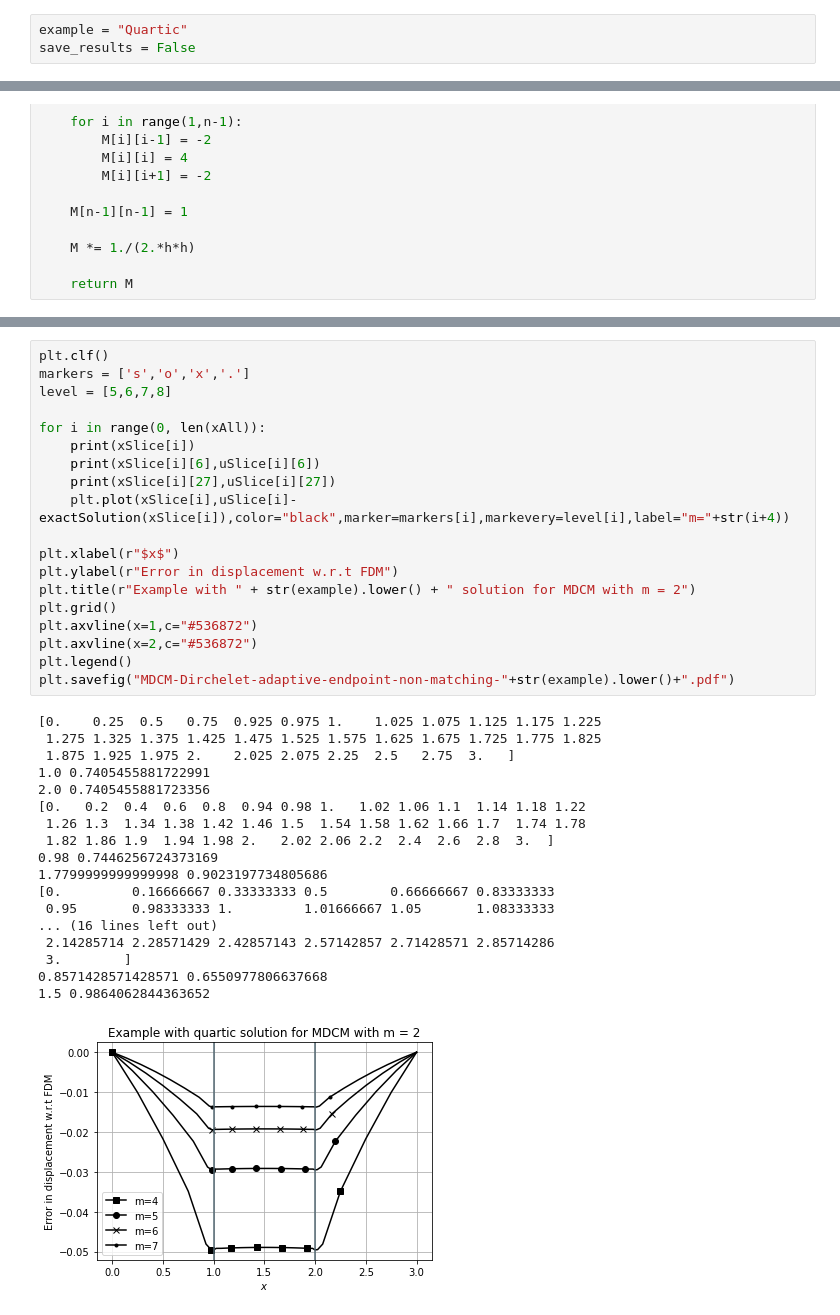
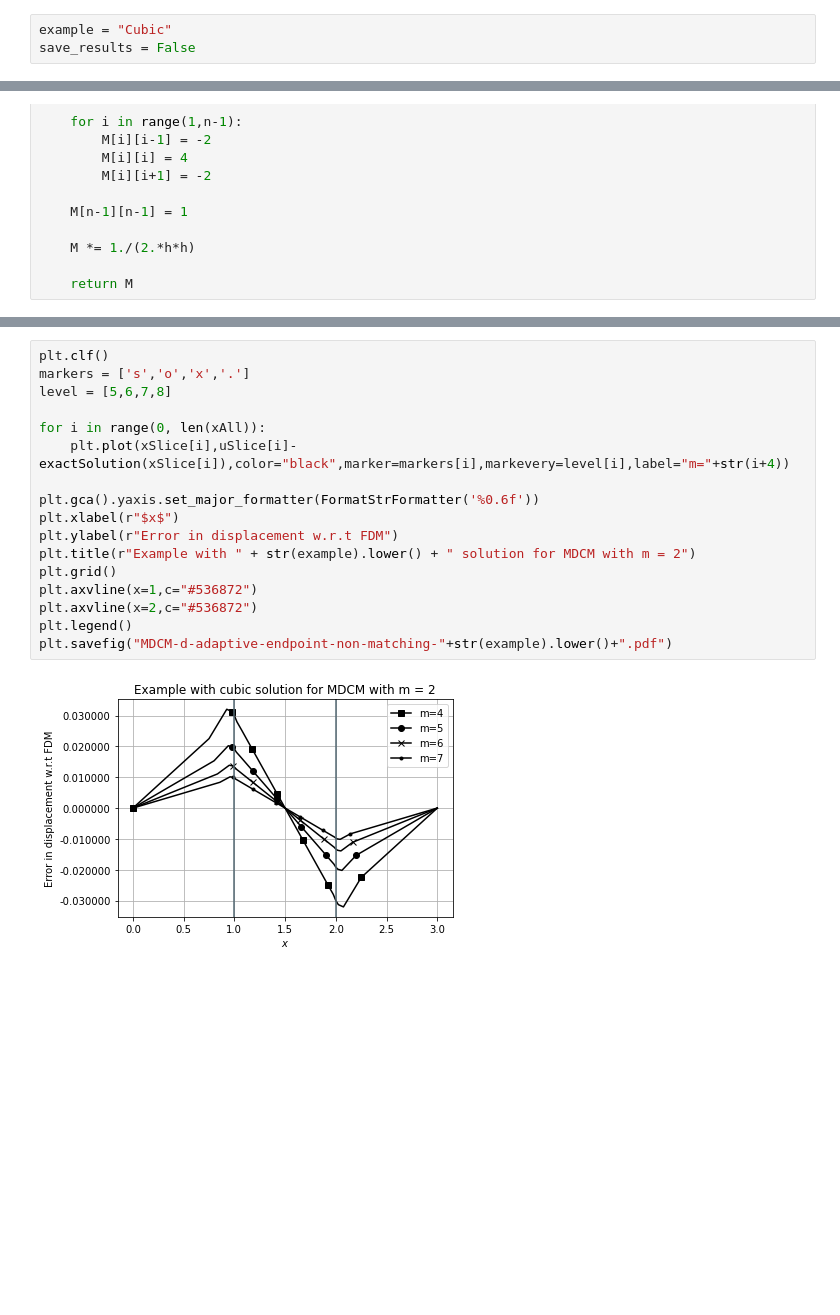
Before and after one commit to diehlpk/reusommer21, a Jupyter notebook: Coupling-MDCM-Dirchelet-Adaptive-endpoint-non-matching.ipynb, the cells around one changed output, grey strips where cells are left out. Saved outputs shown, nothing was run; the diff lists cells and outputs as text; blank space fills up the shorter version.

```diff
--- a/Coupling-MDCM-Dirchelet-Adaptive-endpoint-non-matching.ipynb
+++ b/Coupling-MDCM-Dirchelet-Adaptive-endpoint-non-matching.ipynb
@@ -41,7 +42,7 @@ def interpolate_lagrange(x, x_values, y_values):
     #return sum(_basis(j)*y_values[j] for j in range(k))
     return basis
 # %%
-example = "Quartic"
+example = "Cubic"
 save_results = False
 # %%
 #############################################################################
@@ -310,38 +284,19 @@ plt.axvline(x=2,c="#536872")
 # %%
 plt.clf()
 markers = ['s','o','x','.']
 level = [5,6,7,8]
 
 for i in range(0, len(xAll)):
-    print(xSlice[i])
-    print(xSlice[i][6],uSlice[i][6])
-    print(xSlice[i][27],uSlice[i][27])
     plt.plot(xSlice[i],uSlice[i]-exactSolution(xSlice[i]),color="black",marker=markers[i],markevery=level[i],label="m="+str(i+4))
 
+plt.gca().yaxis.set_major_formatter(FormatStrFormatter('%0.6f'))
 plt.xlabel(r"$x$")
 plt.ylabel(r"Error in displacement w.r.t FDM")
 plt.title(r"Example with " + str(example).lower() + " solution for MDCM with m = 2")
 plt.grid()
 plt.axvline(x=1,c="#536872")
 plt.axvline(x=2,c="#536872")
 plt.legend()
-plt.savefig("MDCM-Dirchelet-adaptive-endpoint-non-matching-"+str(example).lower()+".pdf")
+plt.savefig("MDCM-d-adaptive-endpoint-non-matching-"+str(example).lower()+".pdf")
 # %% [output]
-[0.    0.25  0.5   0.75  0.925 0.975 1.    1.025 1.075 1.125 1.175 1.225
- 1.275 1.325 1.375 1.425 1.475 1.525 1.575 1.625 1.675 1.725 1.775 1.825
- 1.875 1.925 1.975 2.    2.025 2.075 2.25  2.5   2.75  3.   ]
-1.0 0.7405455881722991
-2.0 0.7405455881723356
-[0.   0.2  0.4  0.6  0.8  0.94 0.98 1.   1.02 1.06 1.1  1.14 1.18 1.22
- 1.26 1.3  1.34 1.38 1.42 1.46 1.5  1.54 1.58 1.62 1.66 1.7  1.74 1.78
- 1.82 1.86 1.9  1.94 1.98 2.   2.02 2.06 2.2  2.4  2.6  2.8  3.  ]
-0.98 0.7446256724373169
-1.7799999999999998 0.9023197734805686
-[0.         0.16666667 0.33333333 0.5        0.66666667 0.83333333
- 0.95       0.98333333 1.         1.01666667 1.05       1.08333333
-... (16 lines left out)
- 2.14285714 2.28571429 2.42857143 2.57142857 2.71428571 2.85714286
- 3.        ]
-0.8571428571428571 0.6550977806637668
-1.5 0.9864062844363652
-[figure, old version]
+[figure, new version]
```
Also changed, not shown: parts of 35 cells of this notebook, 8 other files.
